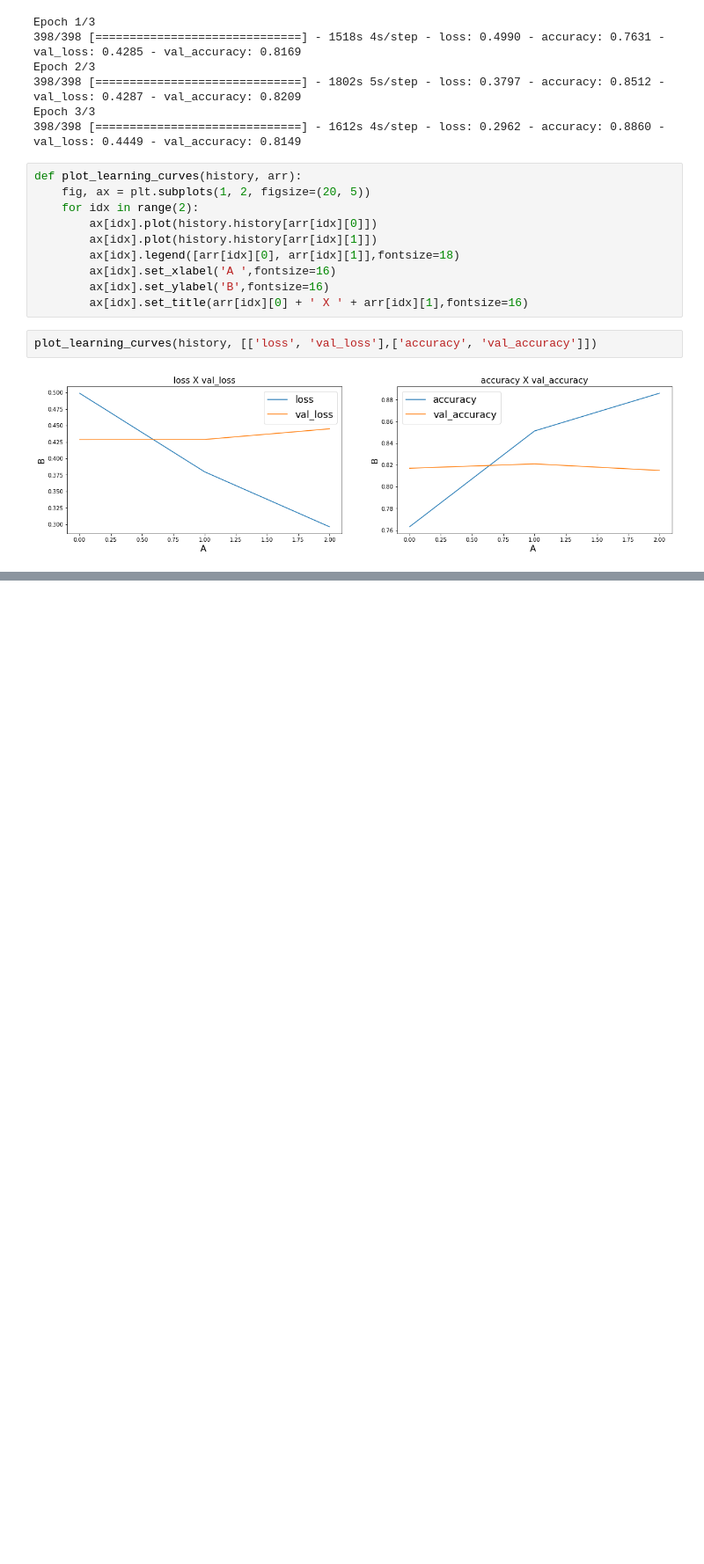
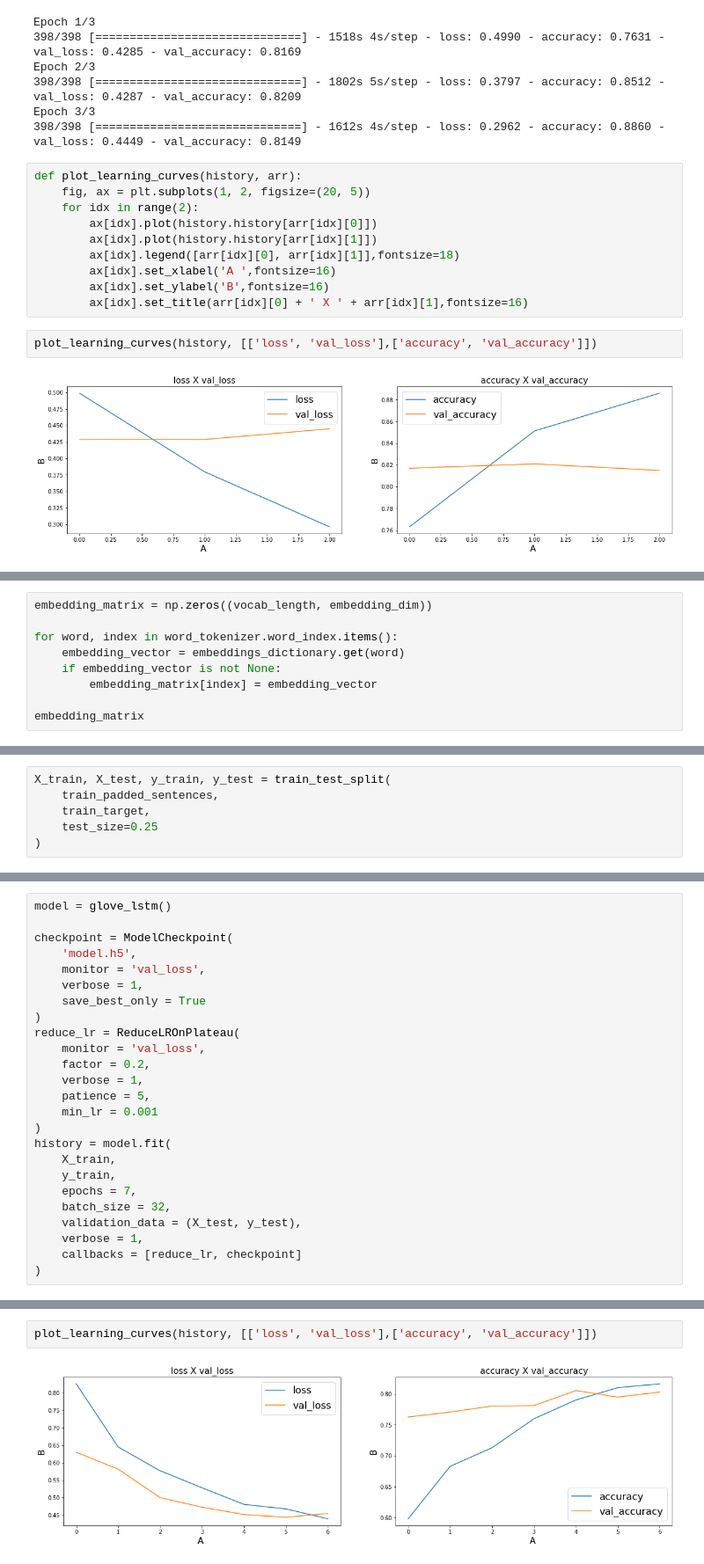
Before and after one commit to UVG-Teams/NLP-Disaster-Tweets, a Jupyter notebook: main.ipynb, the cells around one changed output, grey strips where cells are left out. Shown at 88% size. Drawn from its saved outputs; the diff is of its cells as text; blank space fills up the shorter version.

Commit message:
lstm

```diff
--- a/main.ipynb
+++ b/main.ipynb
@@ -612,0 +731,9 @@ plot_learning_curves(history, [['loss', 'val_loss'],['accuracy', 'val_accuracy']
+# %%
+embedding_matrix = np.zeros((vocab_length, embedding_dim))
+
+for word, index in word_tokenizer.word_index.items():
+    embedding_vector = embeddings_dictionary.get(word)
+    if embedding_vector is not None:
+        embedding_matrix[index] = embedding_vector
+
+embedding_matrix
@@ -612,0 +754,6 @@ plot_learning_curves(history, [['loss', 'val_loss'],['accuracy', 'val_accuracy']
+# %%
+X_train, X_test, y_train, y_test = train_test_split(
+    train_padded_sentences,
+    train_target,
+    test_size=0.25
+)
@@ -612,0 +809,25 @@ plot_learning_curves(history, [['loss', 'val_loss'],['accuracy', 'val_accuracy']
+# %%
+model = glove_lstm()
+
+checkpoint = ModelCheckpoint(
+    'model.h5',
+    monitor = 'val_loss',
+    verbose = 1,
+    save_best_only = True
+)
+reduce_lr = ReduceLROnPlateau(
+    monitor = 'val_loss',
+    factor = 0.2,
+    verbose = 1,
+    patience = 5,
+    min_lr = 0.001
+)
+history = model.fit(
+    X_train,
+    y_train,
+    epochs = 7,
+    batch_size = 32,
+    validation_data = (X_test, y_test),
+    verbose = 1,
+    callbacks = [reduce_lr, checkpoint]
+)
@@ -612,0 +852,4 @@ plot_learning_curves(history, [['loss', 'val_loss'],['accuracy', 'val_accuracy']
+# %%
+plot_learning_curves(history, [['loss', 'val_loss'],['accuracy', 'val_accuracy']])
+# %% [output]
+[figure, added]
```
Also changed, not shown: parts of 21 cells of this notebook, 1 other file.
